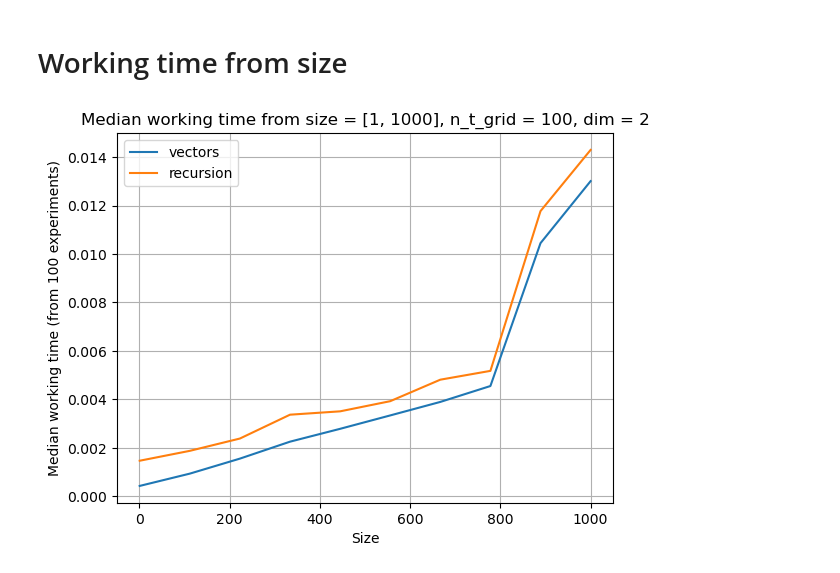
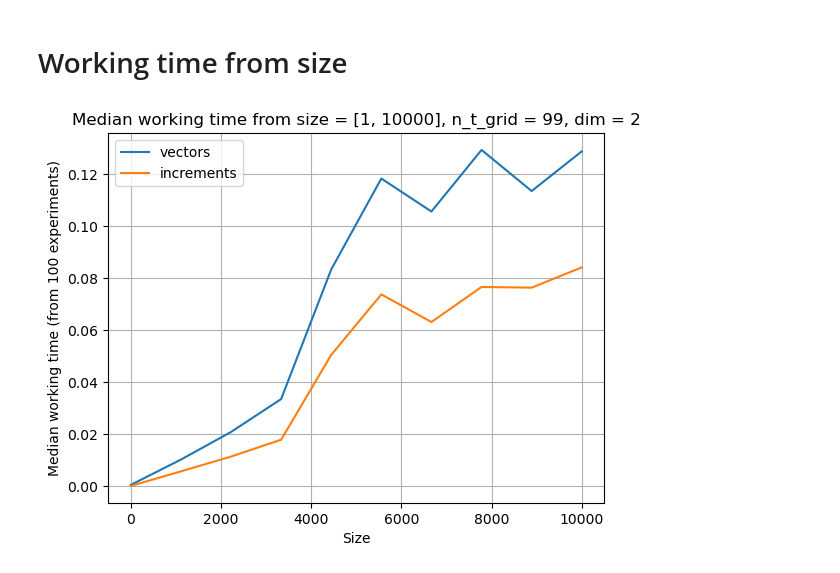
Before and after one commit to MrG1raffe/simulation, a Jupyter notebook: simulation/brownian_bridge_test.ipynb, the cells around one changed output. Saved outputs shown, nothing was run; the diff lists cells and outputs as text; code cells hidden in the pictures.

```diff
--- a/simulation/brownian_bridge_test.ipynb
+++ b/simulation/brownian_bridge_test.ipynb
@@ -232,3 +74,7 @@ plt.show()
 # %% [markdown]
 # Compare speed
+# %%
+size = 1
+t_grid = np.linspace(0, 10, 10**5)
+dim = 2
 # %%
@@ -279,12 +120,12 @@ size = 10
 dim = 2
 
 n = 100
-t_recursion = np.zeros(n)
+t_increments = np.zeros(n)
 t_vectors = np.zeros(n)
 
-n_t_grid = np.linspace(10, 1000, 10).astype(int)
+n_t_grid = np.linspace(10, 10**4, 10).astype(int)
 
-median_recursion = np.zeros(n_t_grid.shape[0])
+median_increments = np.zeros(n_t_grid.shape[0])
 median_vectors = np.zeros(n_t_grid.shape[0])
 
 for j in tqdm(range(n_t_grid.shape[0])):
@@ -296,16 +137,17 @@ for j in tqdm(range(n_t_grid.shape[0])):
 
 
         t0 = time()
-        W = simulate_brownian_motion_from_brownian_bridge_rec(size, t_grid, dim, rng)
-        t_recursion[i]= time()-t0
+        W = simulate_brownian_motion_from_increments(size, t_grid, dim, rng)
+        t_increments[i]= time()-t0
     median_vectors[j] = np.median(t_vectors)
-    median_recursion[j] = np.median(t_recursion)
+    median_increments[j] = np.median(t_increments)
 
 plt.plot(n_t_grid, median_vectors, label="vectors")
-plt.plot(n_t_grid, median_recursion, label="recursion")
+plt.plot(n_t_grid, median_increments, label="increments")
 plt.grid()
 plt.legend()
-plt.title("Median working time from n_t_grid = [10, 1000], size = 10, dim = 2")
+plt.title("Median working time from n_t_grid = [{t_min}, {t_max}], size = {size}, dim = {dim}".format(t_min=n_t_grid[0], t_max=n_t_grid[-1],
+                                                                                                      size=size, dim=dim))
 plt.xlabel("Size of t_grid")
 plt.ylabel("Median working time (from "+str(n)+" experiments)")
 plt.show()
@@ -316,37 +158,38 @@ plt.show()
 # %%
 t_grid = np.arange(0, 100)
 dim = 2
 
 n = 100
-t_recursion = np.zeros(n)
+t_increments = np.zeros(n)
 t_vectors = np.zeros(n)
 
-size_array = np.linspace(1, 1000, 10).astype(int)
+size_array = np.linspace(1, 10_000, 10).astype(int)
 
 
-median_recursion = np.zeros(size_array.shape[0])
+median_increments = np.zeros(size_array.shape[0])
 median_vectors = np.zeros(size_array.shape[0])
 
 for j in tqdm(range(size_array.shape[0])):
     for i in range(n):
         t0 = time()
         W = simulate_brownian_motion_from_brownian_bridge(size_array[j], t_grid, dim, rng)
         t_vectors[i]= time()-t0
 
 
         t0 = time()
-        W = simulate_brownian_motion_from_brownian_bridge_rec(size_array[j], t_grid, dim, rng)
-        t_recursion[i]= time()-t0
+        W = simulate_brownian_motion_from_increments(size_array[j], t_grid, dim, rng)
+        t_increments[i]= time()-t0
     median_vectors[j] = np.median(t_vectors)
-    median_recursion[j] = np.median(t_recursion)
+    median_increments[j] = np.median(t_increments)
 
 plt.plot(size_array, median_vectors, label="vectors")
-plt.plot(size_array, median_recursion, label="recursion")
+plt.plot(size_array, median_increments, label="increments")
 plt.grid()
 plt.legend()
-plt.title("Median working time from size = [1, 1000], n_t_grid = 100, dim = 2")
+plt.title("Median working time from size = [{size_min}, {size_max}], n_t_grid = {n_t_grid}, dim = {dim}".format(size_min=size_array[0], size_max=size_array[-1],
+                                                                                                                n_t_grid = t_grid[-1], dim=dim))
 plt.xlabel("Size")
 plt.ylabel("Median working time (from "+str(n)+" experiments)")
 plt.show()
 # %% [output]
-[figure, old version]
+[figure, new version]
```
Also changed, not shown: parts of 13 cells of this notebook, 2 other files.
